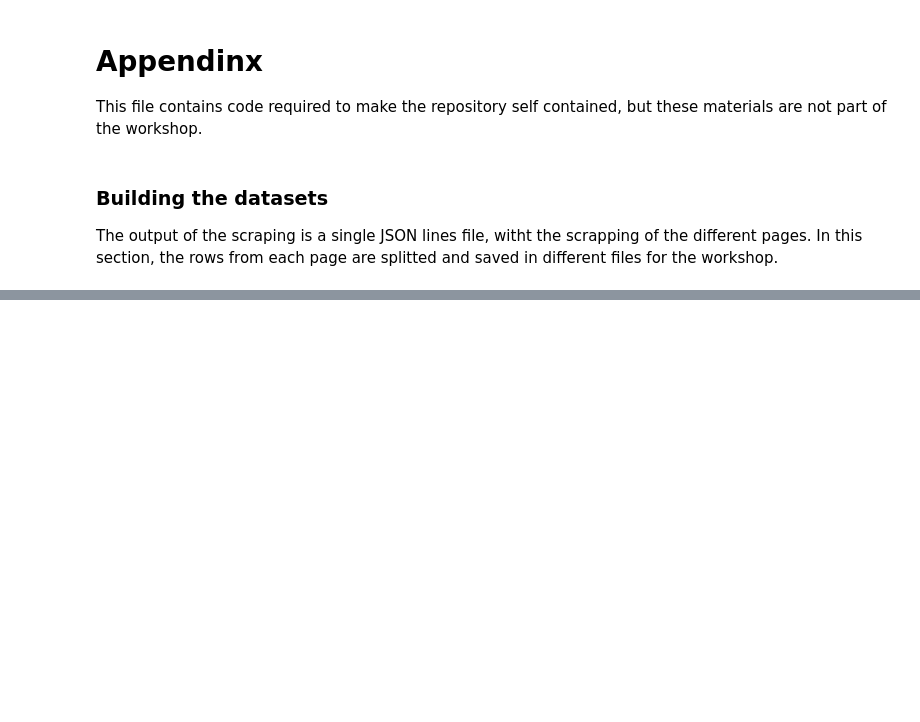
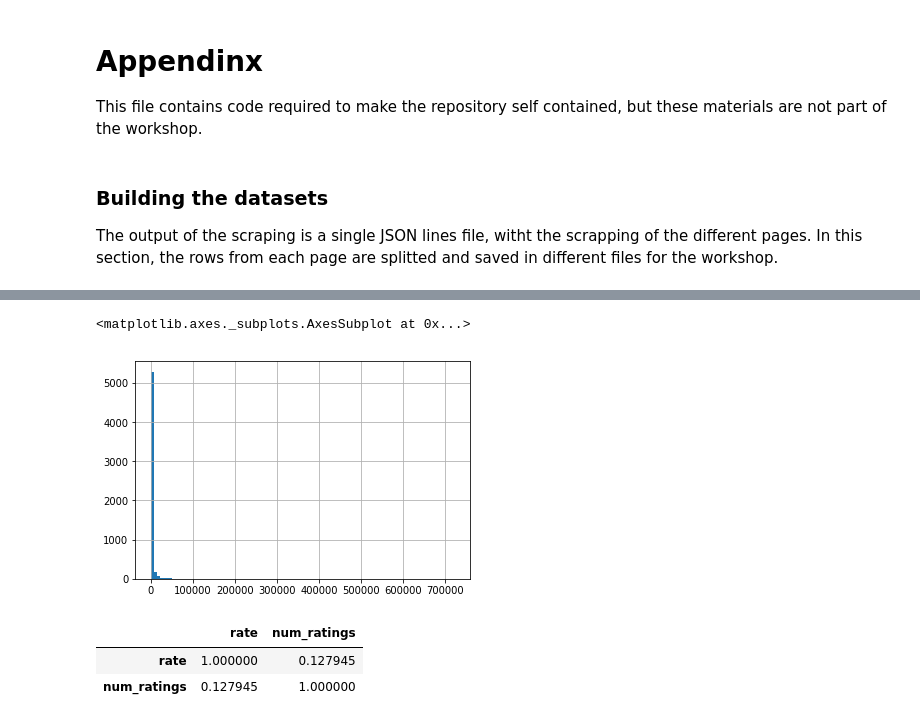
Before and after one commit to IHackPy/bollywood_workshop, a Jupyter notebook: notebooks/99_Appendix.ipynb, the cells around one changed output, grey strips where cells are left out. Drawn from its saved outputs; the diff is of its cells as text; code cells hidden in the pictures; blank space fills up the shorter version.

```diff
--- a/notebooks/99_Appendix.ipynb
+++ b/notebooks/99_Appendix.ipynb
@@ -49,0 +308,11 @@ imdb[imdb.source == 'movie'][MOVIE_DETAIL_FIELDS].set_index('imdb_id').to_json('
+# %%
+movies['num_ratings'].hist(bins=100)
+# %% [output]
+<matplotlib.axes._subplots.AxesSubplot at 0x...>
+[figure, added]
+# %%
+movies[['rate', 'num_ratings']].corr()
+# %% [output]
+|  | rate | num_ratings |
+| rate | 1.000000 | 0.127945 |
+| num_ratings | 0.127945 | 1.000000 |
```
Also changed, not shown: parts of 51 cells of this notebook, 7 other files.
